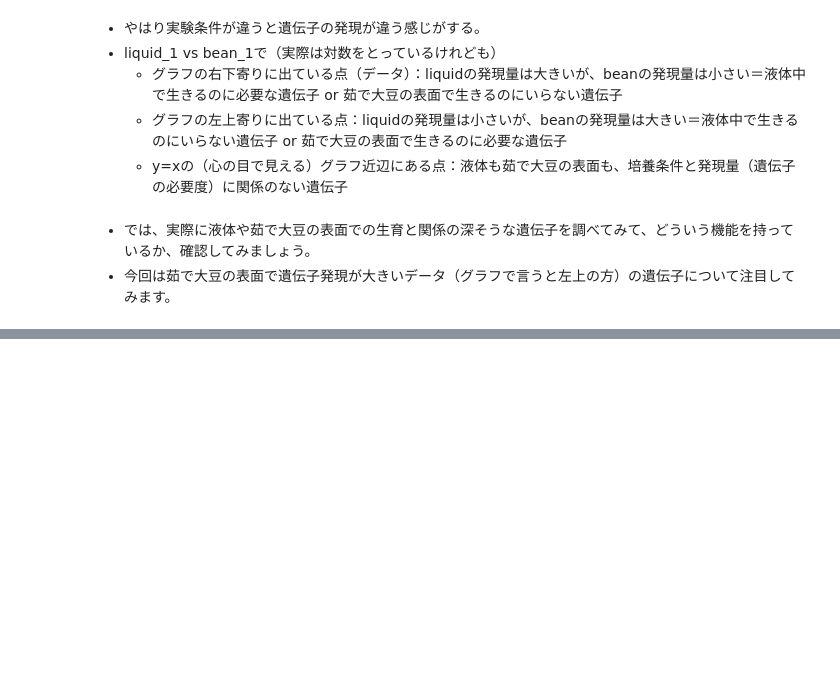
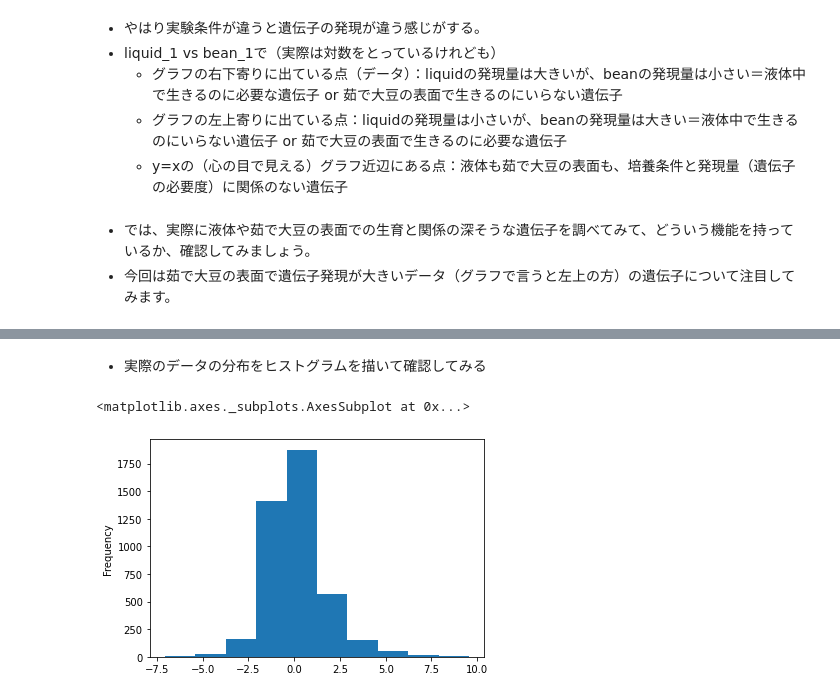
Before and after one commit to chalkless/lecture, a Jupyter notebook: biostats/exp_natto/expNattoByPythonOnColab.ipynb, the cells around one changed output, grey strips where cells are left out. Drawn from its saved outputs; the diff is of its cells as text; code cells hidden in the pictures; blank space fills up the shorter version.

```diff
--- a/biostats/exp_natto/expNattoByPythonOnColab.ipynb
+++ b/biostats/exp_natto/expNattoByPythonOnColab.ipynb
@@ -249,0 +257,5 @@ df.plot.scatter(x='log_liquid1', y='log_bean1')
+# %%
+# liquid_1,2, bean_1,2 について、行方向の平均をとって表dfに追加
+df['mean_liquid'] = df[['liquid_1', 'liquid_2']].mean(axis=1)
+df['mean_bean'] = df[['bean_1', 'bean_2']].mean(axis=1)
+df.head(3)
@@ -249,0 +277,4 @@ df.plot.scatter(x='log_liquid1', y='log_bean1')
+# %%
+df['log_liquid'] = np.log2(df['mean_liquid'])
+df['log_bean'] = np.log2(df['mean_bean'])
+df.head(3)
@@ -249,0 +296,3 @@ df.plot.scatter(x='log_liquid1', y='log_bean1')
+# %%
+df['diff'] = df['log_bean'] - df['log_liquid']
+df.head(3)
@@ -249,0 +326,7 @@ df.plot.scatter(x='log_liquid1', y='log_bean1')
+# %% [markdown]
+- 実際のデータの分布をヒストグラムを描いて確認してみる
+# %%
+df['diff'].plot.hist()
+# %% [output]
+<matplotlib.axes._subplots.AxesSubplot at 0x...>
+[figure, added]
```
Also changed, not shown: parts of 27 cells of this notebook.
